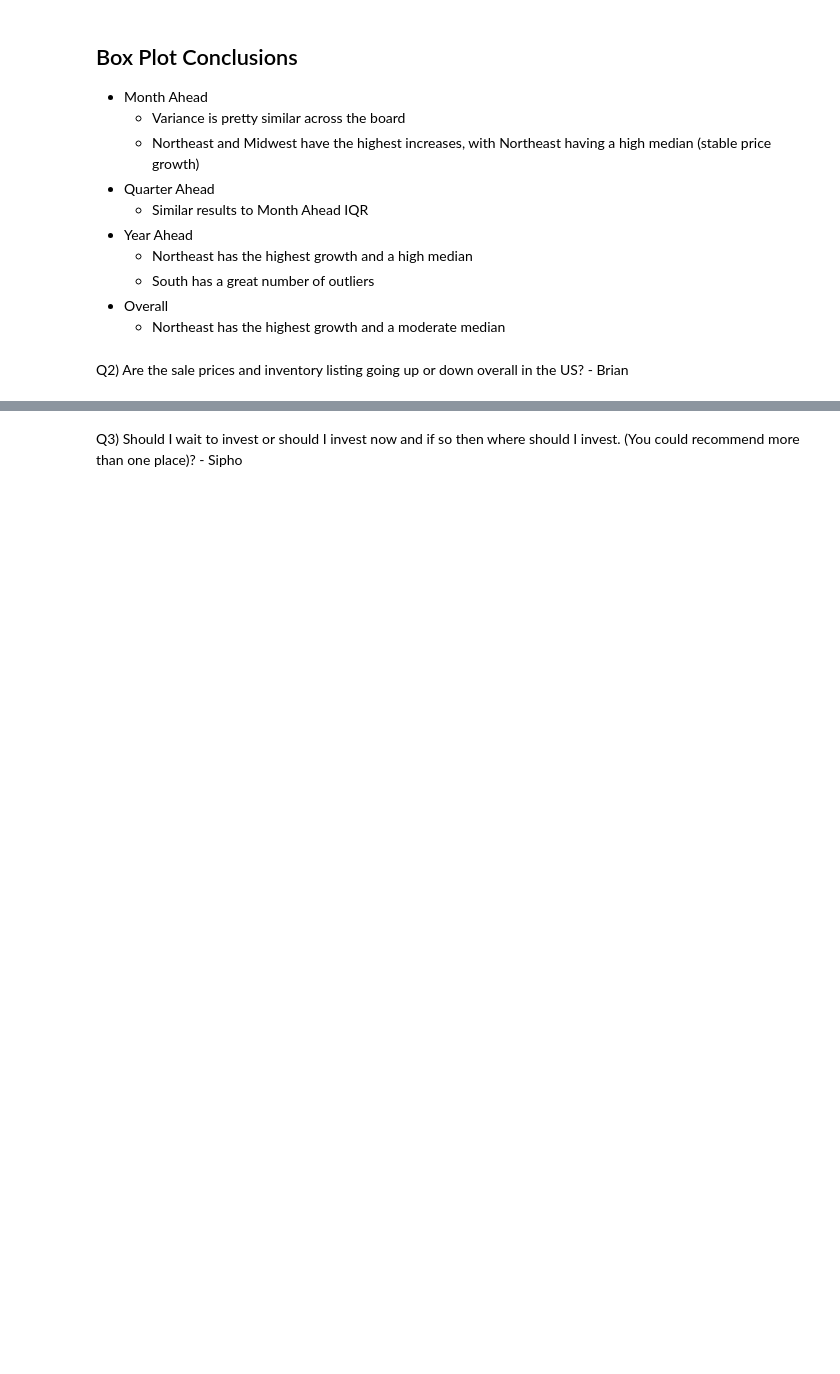
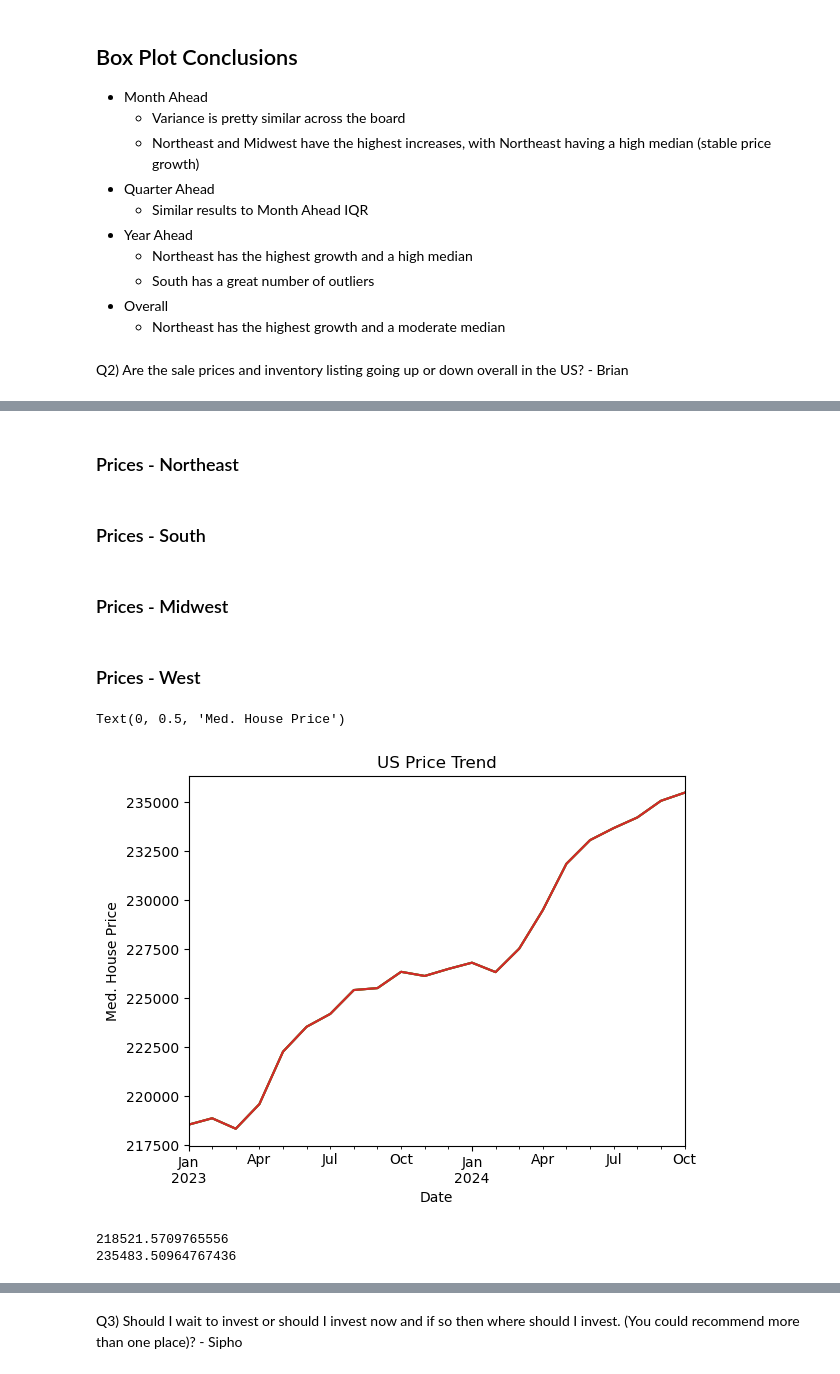
Before and after one commit to LaureaYue/Final-Project-Group-4-SEIS631, a Jupyter notebook: finalproject.ipynb, the cells around one changed output, grey strips where cells are left out. Drawn from its saved outputs; the diff is of its cells as text; code cells hidden in the pictures; blank space fills up the shorter version.

```diff
--- a/finalproject.ipynb
+++ b/finalproject.ipynb
@@ -280,0 +359,5 @@ Q2) Are the sale prices and inventory listing going up or down overall in the US
+# %%
+#load price data from zillow
+price_df = pd.read_csv('data/Metro_zhvi_uc_sfrcondo_tier_0.33_0.67_sm_sa_month.csv')
+#Create Pricing dataframe
+US_price_df = price_df
@@ -280,0 +380,2 @@ Q2) Are the sale prices and inventory listing going up or down overall in the US
+# %% [markdown]
+### Prices - Northeast
@@ -280,0 +391,55 @@ Q2) Are the sale prices and inventory listing going up or down overall in the US
+# %% [markdown]
+### Prices - South
+# %%
+#Create a dict. and a series
+south_price_summary_dict = {}
+
+for time in times_list:
+    south_price_summary_dict[time] = south_price_df[time].median()
+
+south_price_series = pd.Series(south_price_summary_dict)
+south_price_series.index = pd.to_datetime(south_price_series.index)
+# %% [markdown]
+### Prices - Midwest
+# %%
+#Create a dict. and a series
+midwest_price_summary_dict = {}
+
+for time in times_list:
+    midwest_price_summary_dict[time] = midwest_price_df[time].median()
+
+midwest_price_series = pd.Series(midwest_price_summary_dict)
+midwest_price_series.index = pd.to_datetime(midwest_price_series.index)
+# %% [markdown]
+### Prices - West
+# %%
+#Create a dict. and a series
+west_price_summary_dict = {}
+
+for time in times_list:
+    west_price_summary_dict[time] = west_price_df[time].median()
+
+west_price_series = pd.Series(west_price_summary_dict)
+west_price_series.index = pd.to_datetime(west_price_series.index)
+# %%
+#Create a dict., series, and line chart
+US_price_summary_dict = {}
+
+for time in times_list:
+    US_price_summary_dict[time] = US_price_df[time].median()
+
+US_price_series = pd.Series(US_price_summary_dict)
+US_price_series.index = pd.to_datetime(US_price_series.index)
+US_price_series.plot.line()
+US_price_series.plot.line().set_title('US Price Trend')
+US_price_series.plot.line().set_xlabel('Date')
+US_price_series.plot.line().set_ylabel('Med. House Price')
+# %% [output]
+Text(0, 0.5, 'Med. House Price')
+[figure, added]
+# %%
+print(US_price_series['2023-01-31'])
+print(US_price_series['2024-10-31'])
+# %% [output]
+218521.5709765556
+235483.50964767436
```
Also changed, not shown: parts of 19 cells of this notebook, 2 other files.
